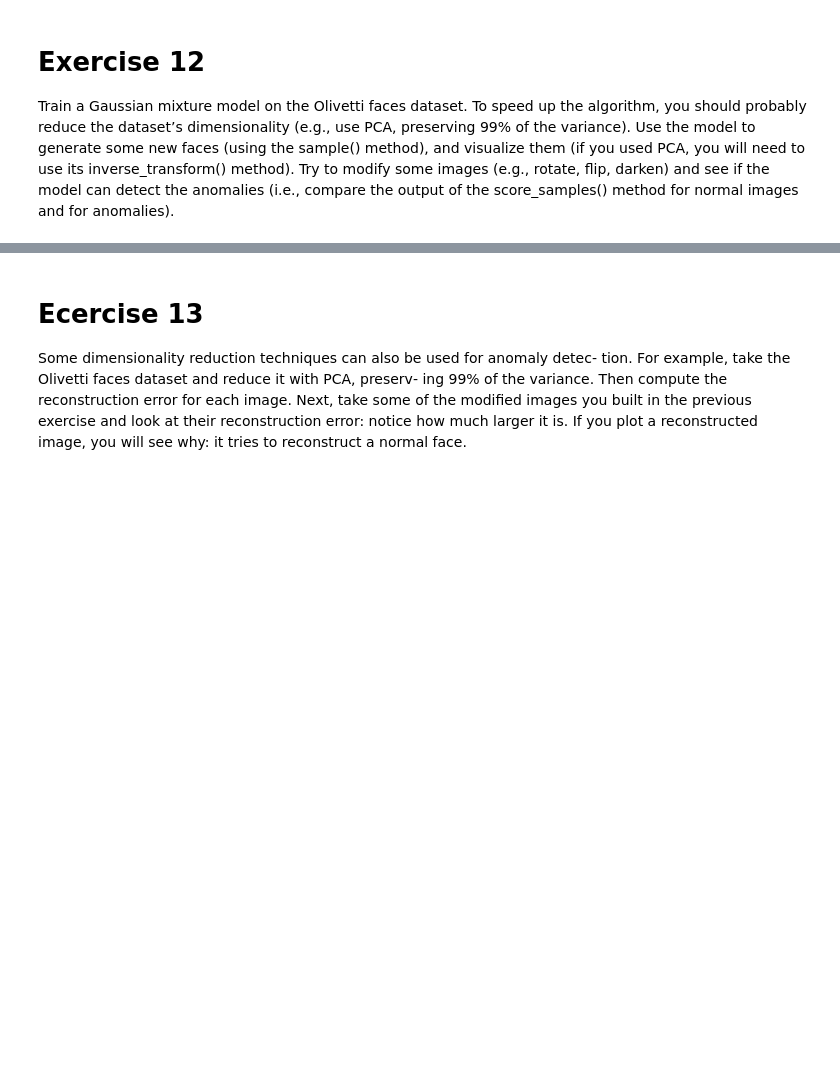
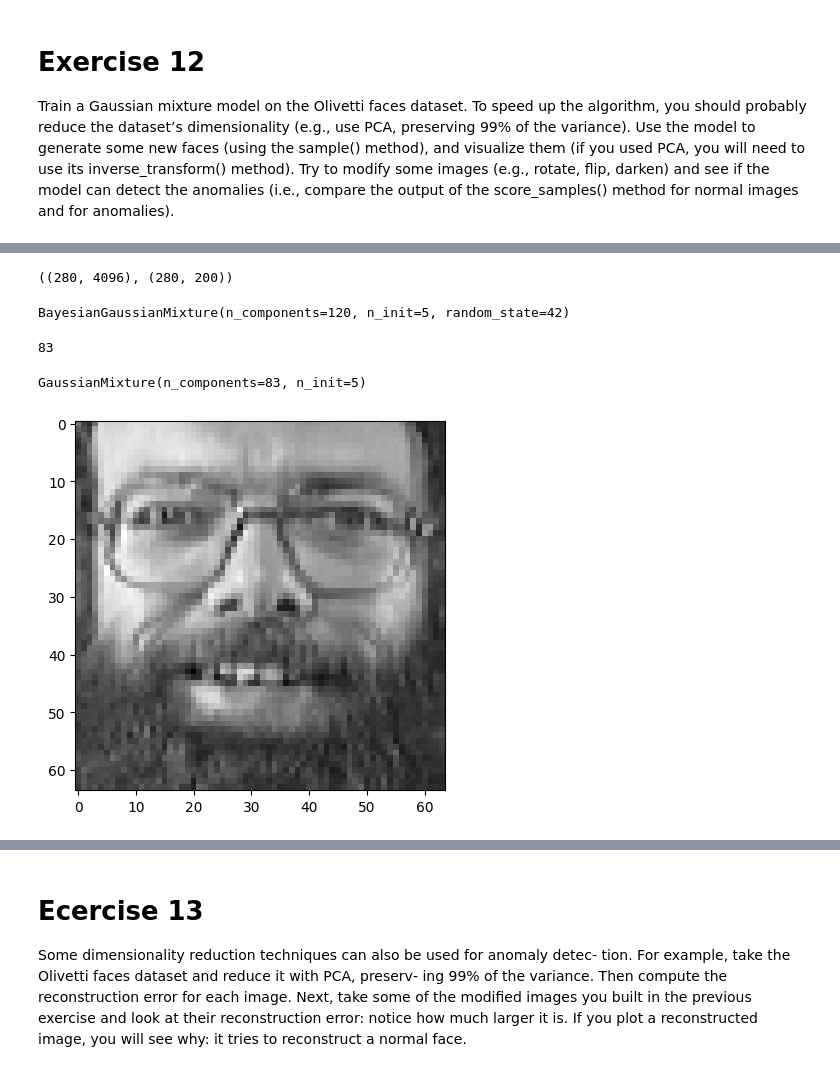
Before and after one commit to pppfkp/homl, a Jupyter notebook: ch08_unsupervised_exercises.ipynb, the cells around one changed output, grey strips where cells are left out. Drawn from its saved outputs; the diff is of its cells as text; code cells hidden in the pictures; blank space fills up the shorter version.

```diff
--- a/ch08_unsupervised_exercises.ipynb
+++ b/ch08_unsupervised_exercises.ipynb
@@ -223,0 +241,33 @@ anomalies).
+# %%
+X_train.shape, X_train_reduced.shape
+# %% [output]
+((280, 4096), (280, 200))
+# %%
+suspected_k = 120
+# %%
+bgm = BayesianGaussianMixture(n_components=suspected_k, n_init=5, random_state=42)
+bgm.fit(X_train_reduced)
+# %% [output]
+BayesianGaussianMixture(n_components=120, n_init=5, random_state=42)
+# %%
+import numpy as np
+
+k = suspected_k - np.count_nonzero(bgm.weights_.round(2) == 0)
+k
+# %% [output]
+83
+# %%
+from sklearn.mixture import GaussianMixture
+
+gm = GaussianMixture(n_components=k, n_init=5)
+gm.fit(X_train_reduced)
+# %% [output]
+GaussianMixture(n_components=83, n_init=5)
+# %%
+from matplotlib import pyplot as plt
+
+sampled_photo = pca.inverse_transform(gm.sample(1)[0])
+plt.imshow(sampled_photo.reshape(64,64), cmap="gray")
+plt.show()
+# %% [output]
+[figure, added]
```
Also changed, not shown: parts of 10 cells of this notebook, 1 other file.
